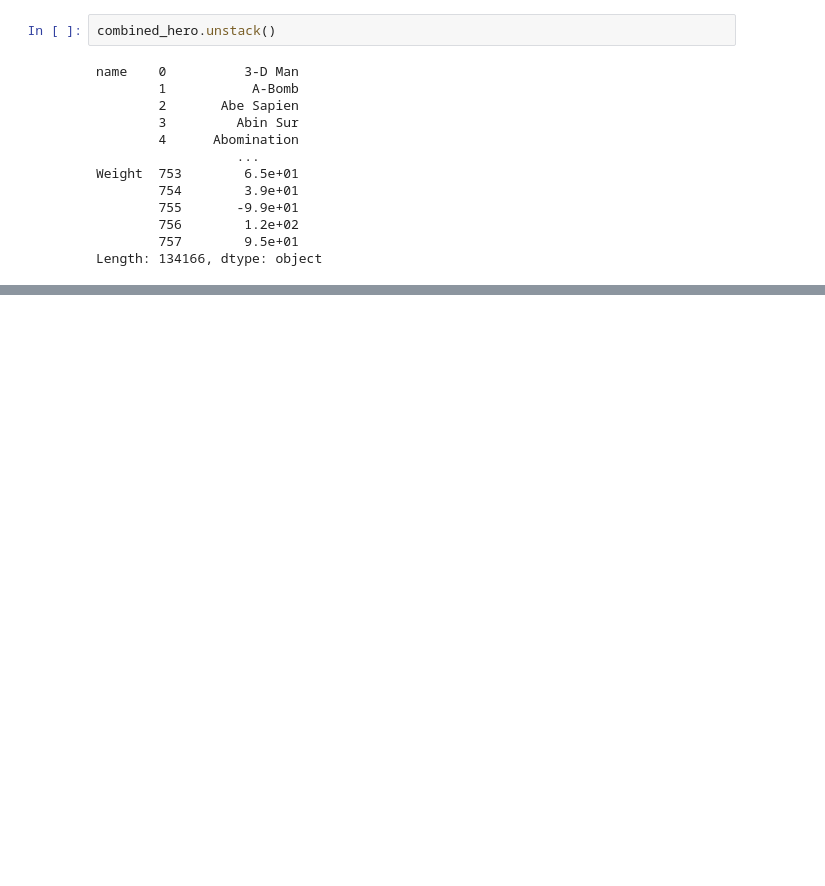
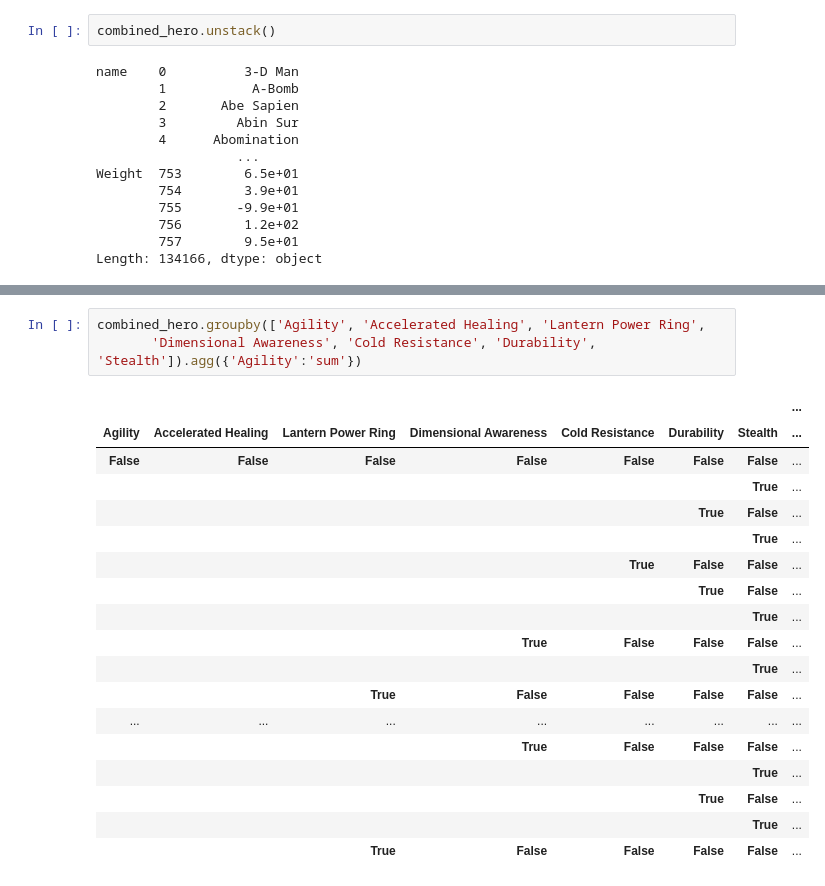
Before and after one commit to MarcBernstein0/raizel-practice-questions, a Jupyter notebook: notebook/SuperHeros.ipynb, the cells around one changed output, grey strips where cells are left out. Drawn from its saved outputs; the diff is of its cells as text; blank space fills up the shorter version.

```diff
--- a/notebook/SuperHeros.ipynb
+++ b/notebook/SuperHeros.ipynb
@@ -195,0 +161,22 @@ Index: [(A-Bomb, False, True, False, False, False, True, False, False, False, Fa
+# %%
+combined_hero.groupby(['Agility', 'Accelerated Healing', 'Lantern Power Ring',
+       'Dimensional Awareness', 'Cold Resistance', 'Durability', 'Stealth']).agg({'Agility':'sum'})
+# %% [output]
+|  |  |  |  |  |  |  | ... |
+| Agility | Accelerated Healing | Lantern Power Ring | Dimensional Awareness | Cold Resistance | Durability | Stealth | ... |
+| False | False | False | False | False | False | False | ... |
+|  |  |  |  |  |  | True | ... |
+|  |  |  |  |  | True | False | ... |
+|  |  |  |  |  |  | True | ... |
+|  |  |  |  | True | False | False | ... |
+|  |  |  |  |  | True | False | ... |
+|  |  |  |  |  |  | True | ... |
+|  |  |  | True | False | False | False | ... |
+|  |  |  |  |  |  | True | ... |
+|  |  | True | False | False | False | False | ... |
+| ... | ... | ... | ... | ... | ... | ... | ... |
+|  |  |  | True | False | False | False | ... |
+|  |  |  |  |  |  | True | ... |
+|  |  |  |  |  | True | False | ... |
+|  |  |  |  |  |  | True | ... |
+|  |  | True | False | False | False | False | ... |
```
Also changed, not shown: parts of 2 cells of this notebook.
